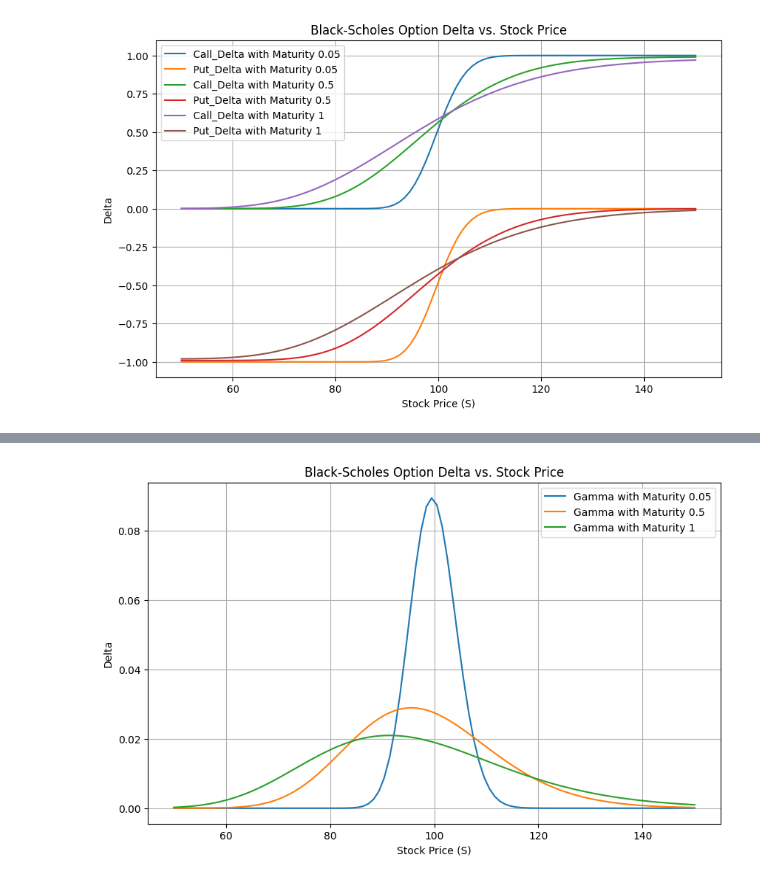
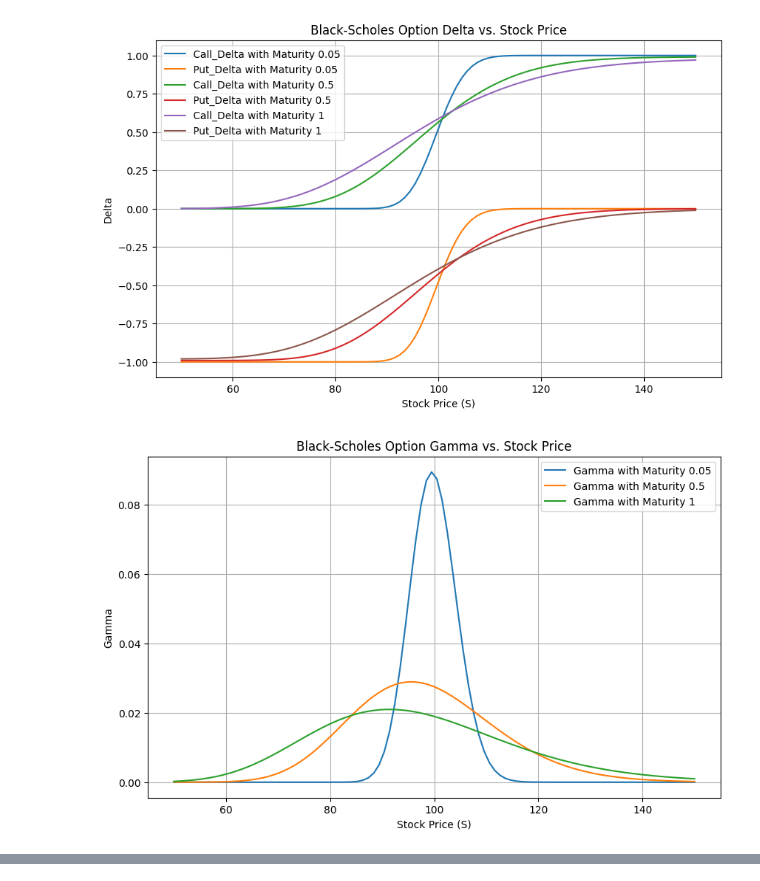
Before and after one commit to mogcai/Coursera, a Jupyter notebook: Greeks.ipynb, the cells around one changed output, grey strips where cells are left out. Saved outputs shown, nothing was run; the diff lists cells and outputs as text; code cells hidden in the pictures.

```diff
--- a/Greeks.ipynb
+++ b/Greeks.ipynb
@@ -30,16 +31,23 @@ T_list=[0.05, 0.5, 1]
 greeks_list=[calculate_greeks(S, T, r, q, sigma, K) for T in T_list]
 # %%
 # Plotting
-plt.figure(figsize=(10, 6))
-for T, greeks in zip(T_list, greeks_list):
-    for index, value in greeks.items():
-            if 'Delta' in index:
-                plt.plot(S, value, label=f'{index} with Maturity {T}')
-plt.xlabel('Stock Price (S)')
-plt.ylabel('Delta')
-plt.title('Black-Scholes Option Delta vs. Stock Price')
-plt.grid(True)
-plt.legend()
-plt.show()
+def plot_greeks_vs_S(keyword):
+    plt.figure(figsize=(10, 6))
+    for T, greeks in zip(T_list, greeks_list):
+        for index, value in greeks.items():
+                if keyword in index:
+                    plt.plot(S, value, label=f'{index} with Maturity {T}')
+    plt.xlabel('Stock Price (S)')
+    plt.ylabel(keyword)
+    plt.title(f'Black-Scholes Option {keyword} vs. Stock Price')
+    plt.grid(True)
+    plt.legend()
+    plt.show()
+
+
+keywords=['Delta', 'Gamma', 'Vega', 'Theta']
+for keyword in keywords:
+    plot_greeks_vs_S(keyword)
 # %% [output]
 [figure]
+[figure, added]
@@ -46,15 +55,0 @@ plt.show()
-# %%
-# Plotting
-plt.figure(figsize=(10, 6))
-for T, greeks in zip(T_list, greeks_list):
-    for index, value in greeks.items():
-            if 'Gamma' in index:
-                plt.plot(S, value, label=f'{index} with Maturity {T}')
-plt.xlabel('Stock Price (S)')
-plt.ylabel('Delta')
-plt.title('Black-Scholes Option Delta vs. Stock Price')
-plt.grid(True)
-plt.legend()
-plt.show()
-# %% [output]
-[figure, removed]
```
Also changed, not shown: parts of 6 cells of this notebook.
